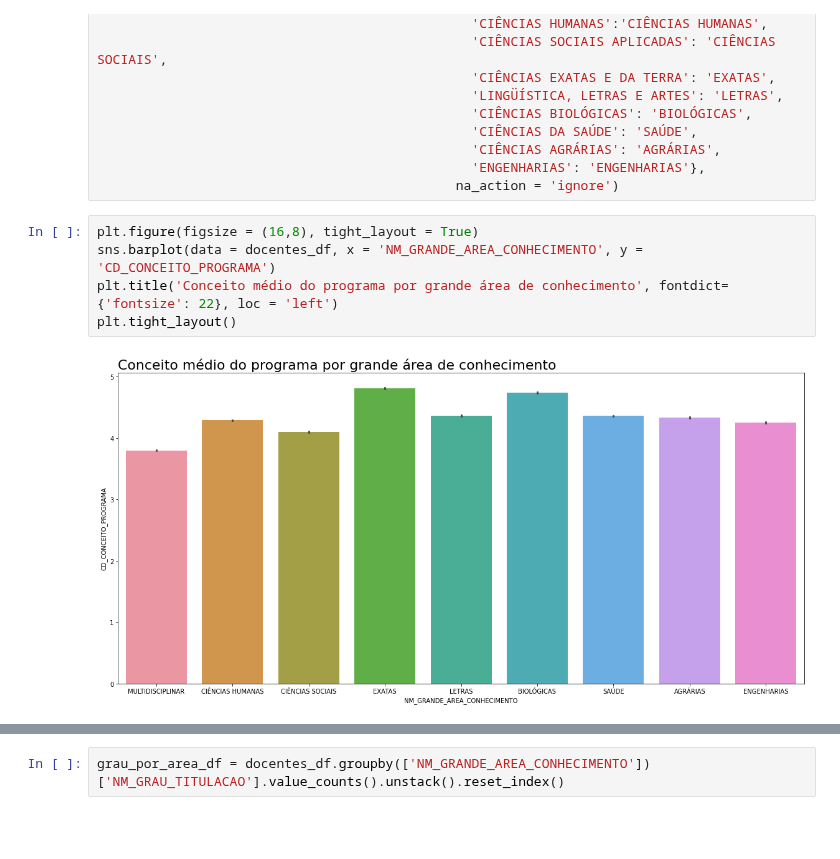
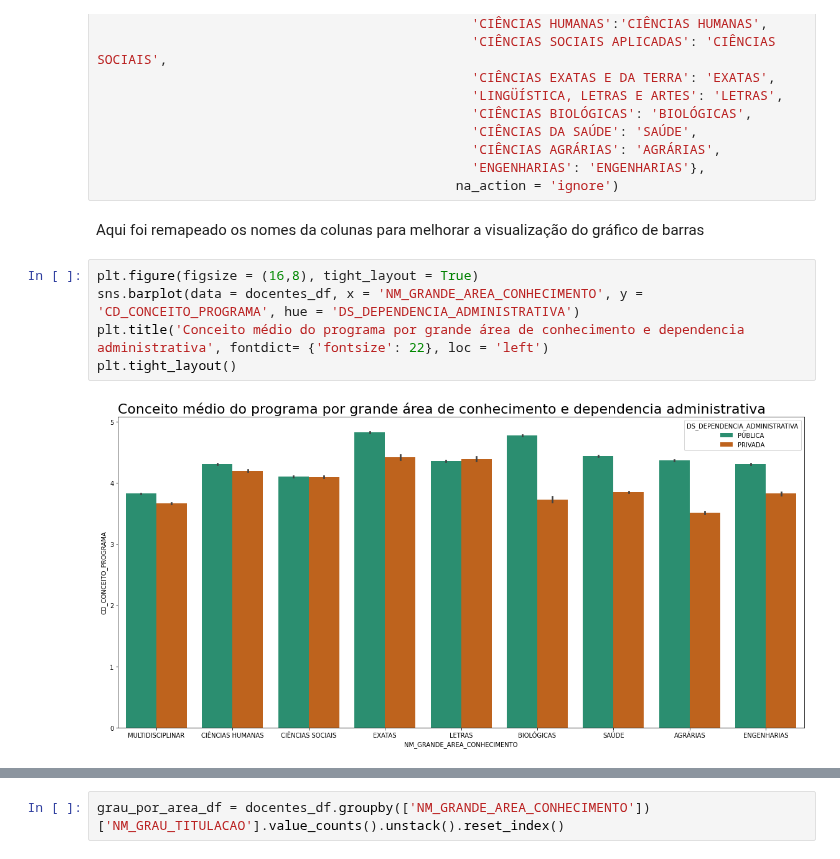
Before and after one commit to ieee-uerj/capes-data-analysis, a Jupyter notebook: visualization/Mauricio/docentes_analysis.ipynb, the cells around one changed output, grey strips where cells are left out. Drawn from its saved outputs; the diff is of its cells as text; blank space fills up the shorter version.

Commit message:
"updating docentes analysis"

```diff
--- a/visualization/Mauricio/docentes_analysis.ipynb
+++ b/visualization/Mauricio/docentes_analysis.ipynb
@@ -150,10 +152,12 @@ docentes_df['NM_GRANDE_AREA_CONHECIMENTO'] = docentes_df['NM_GRANDE_AREA_CONHECI
                                                 'CIÊNCIAS AGRÁRIAS': 'AGRÁRIAS',
                                                 'ENGENHARIAS': 'ENGENHARIAS'},
                                               na_action = 'ignore')
+# %% [markdown]
+Aqui foi remapeado os nomes da colunas para melhorar a visualização do gráfico de barras
 # %%
 plt.figure(figsize = (16,8), tight_layout = True)
-sns.barplot(data = docentes_df, x = 'NM_GRANDE_AREA_CONHECIMENTO', y = 'CD_CONCEITO_PROGRAMA')
-plt.title('Conceito médio do programa por grande área de conhecimento', fontdict= {'fontsize': 22}, loc = 'left')
+sns.barplot(data = docentes_df, x = 'NM_GRANDE_AREA_CONHECIMENTO', y = 'CD_CONCEITO_PROGRAMA', hue = 'DS_DEPENDENCIA_ADMINISTRATIVA')
+plt.title('Conceito médio do programa por grande área de conhecimento e dependencia administrativa', fontdict= {'fontsize': 22}, loc = 'left')
 plt.tight_layout()
 # %% [output]
-[figure, old version]
+[figure, new version]
```
Also changed, not shown: parts of 24 cells of this notebook.
